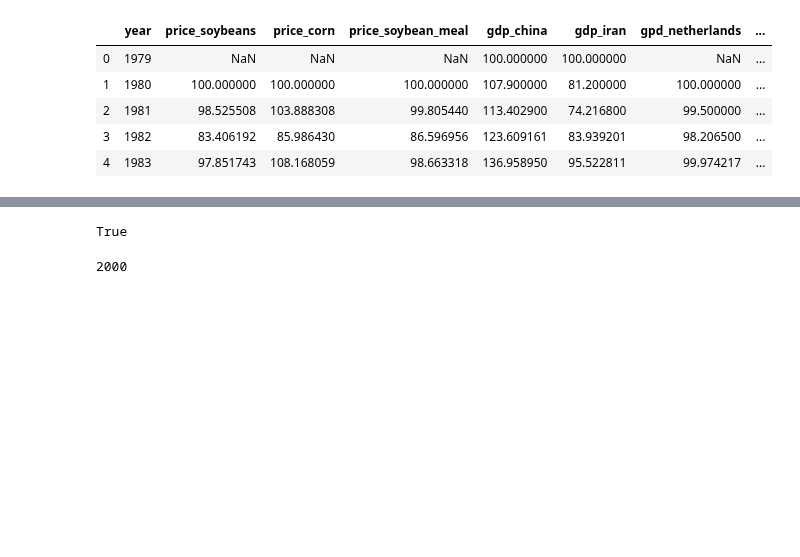
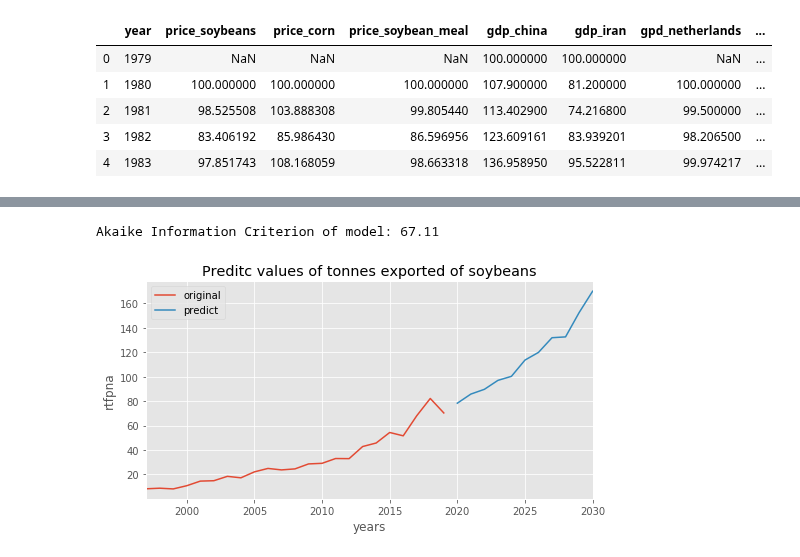
Before and after one commit to moscamortal/4inteligence, a Jupyter notebook: cases.ipynb, the cells around one changed output, grey strips where cells are left out. Drawn from its saved outputs; the diff is of its cells as text; code cells hidden in the pictures; blank space fills up the shorter version.

```diff
--- a/cases.ipynb
+++ b/cases.ipynb
@@ -464,8 +365,11 @@ def get_historical_values(row):
 # %%
-model['year'].any()
+model.set_index('year',inplace=True)
-# %% [output]
-True
-# %%
-total_exportation[total_exportation.index == 2000].index[0]
-# %% [output]
-2000
+# %%
+#Use ARIMA to create the model's historical series
+
+prev_range = np.arange(2020,2031,1) #Range to predict
+modelo = auto_arima(model, start_p =1, start_q=1, max_p=6, max_q=6, m=12, start_P=0, seasonal=True, d=1, D=1, error_action='ignore', suppress_warnigs=True, stepwise=True, n_jobs=-1)
+predict_future = see_the_future(model, prev_range)
+# %% [output]
+Akaike Information Criterion of model: 67.11
+[figure, added]
```
Also changed, not shown: parts of 75 cells of this notebook.
